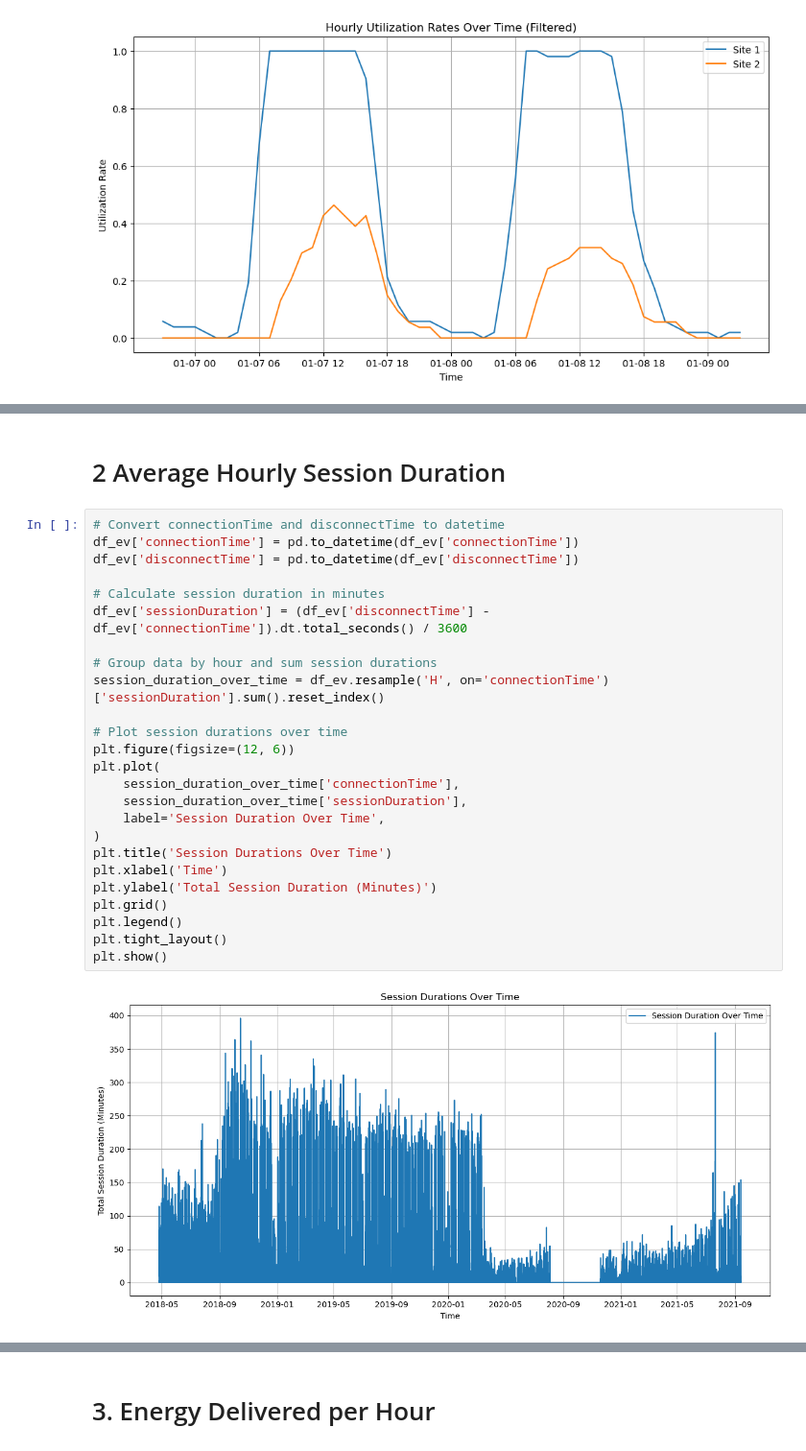
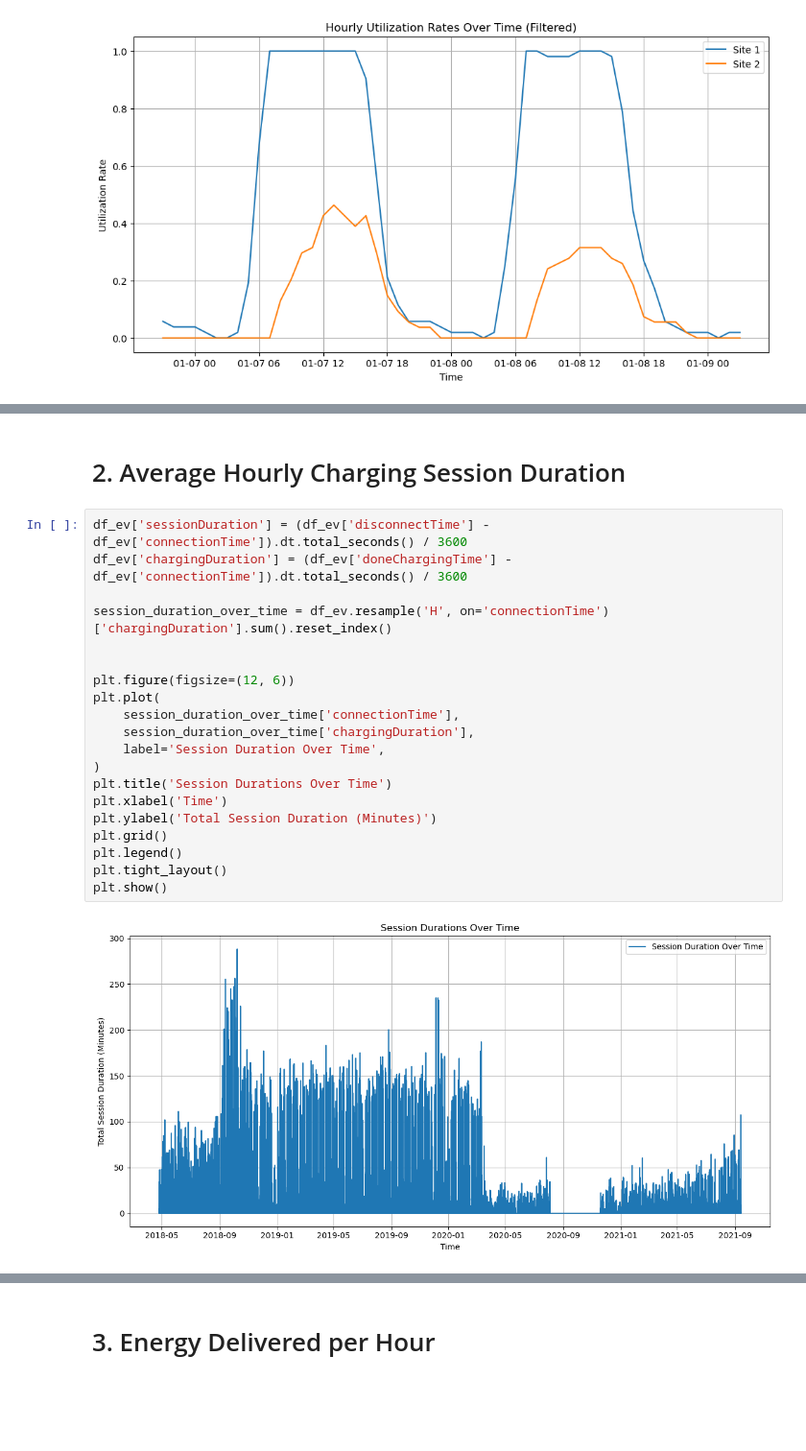
Before and after one commit to JanRkck/AA24, a Jupyter notebook: Task2b.ipynb, the cells around one changed output, grey strips where cells are left out. Shown at 96% size. Drawn from its saved outputs; the diff is of its cells as text; blank space fills up the shorter version.

```diff
--- a/Task2b.ipynb
+++ b/Task2b.ipynb
@@ -217,29 +228,24 @@ plt.show()
 # %% [markdown]
-# 2 Average Hourly Session Duration
+# 2. Average Hourly Charging Session Duration
 # %%
-# Convert connectionTime and disconnectTime to datetime
-df_ev['connectionTime'] = pd.to_datetime(df_ev['connectionTime'])
-df_ev['disconnectTime'] = pd.to_datetime(df_ev['disconnectTime'])
+df_ev['sessionDuration'] = (df_ev['disconnectTime'] - df_ev['connectionTime']).dt.total_seconds() / 3600
+df_ev['chargingDuration'] = (df_ev['doneChargingTime'] - df_ev['connectionTime']).dt.total_seconds() / 3600
 
-# Calculate session duration in minutes
-df_ev['sessionDuration'] = (df_ev['disconnectTime'] - df_ev['connectionTime']).dt.total_seconds() / 3600
+session_duration_over_time = df_ev.resample('H', on='connectionTime')['chargingDuration'].sum().reset_index()
 
-# Group data by hour and sum session durations
-session_duration_over_time = df_ev.resample('H', on='connectionTime')['sessionDuration'].sum().reset_index()
 
-# Plot session durations over time
 plt.figure(figsize=(12, 6))
 plt.plot(
     session_duration_over_time['connectionTime'],
-    session_duration_over_time['sessionDuration'],
+    session_duration_over_time['chargingDuration'],
     label='Session Duration Over Time',
 )
 plt.title('Session Durations Over Time')
 plt.xlabel('Time')
 plt.ylabel('Total Session Duration (Minutes)')
 plt.grid()
 plt.legend()
 plt.tight_layout()
 plt.show()
 # %% [output]
-[figure, old version]
+[figure, new version]
```
Also changed, not shown: parts of 25 cells of this notebook, 1 other file.
